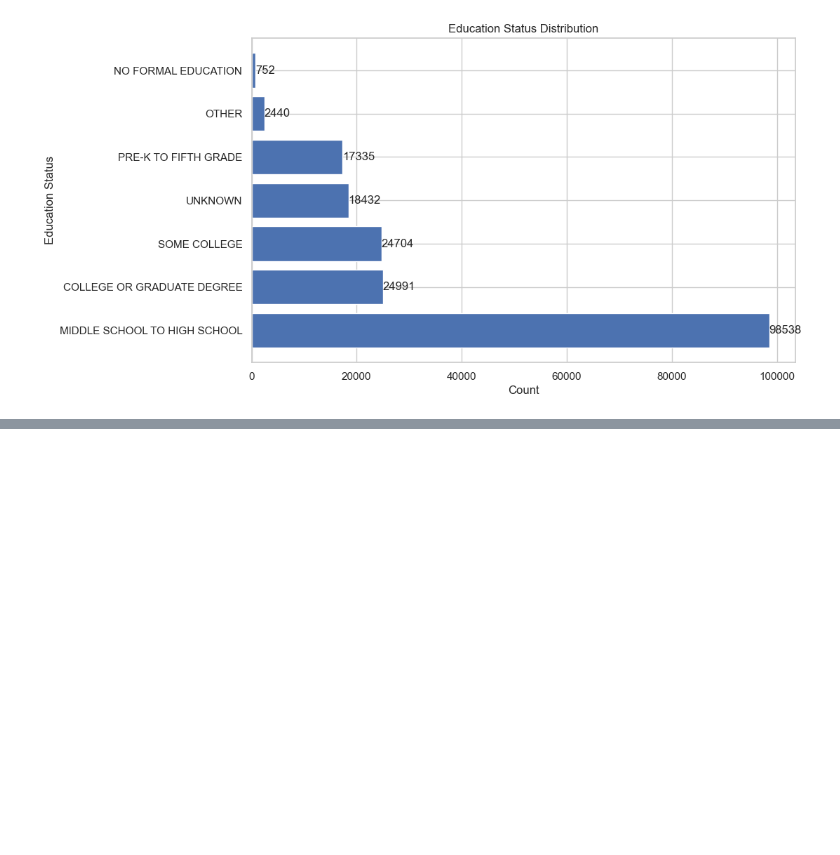
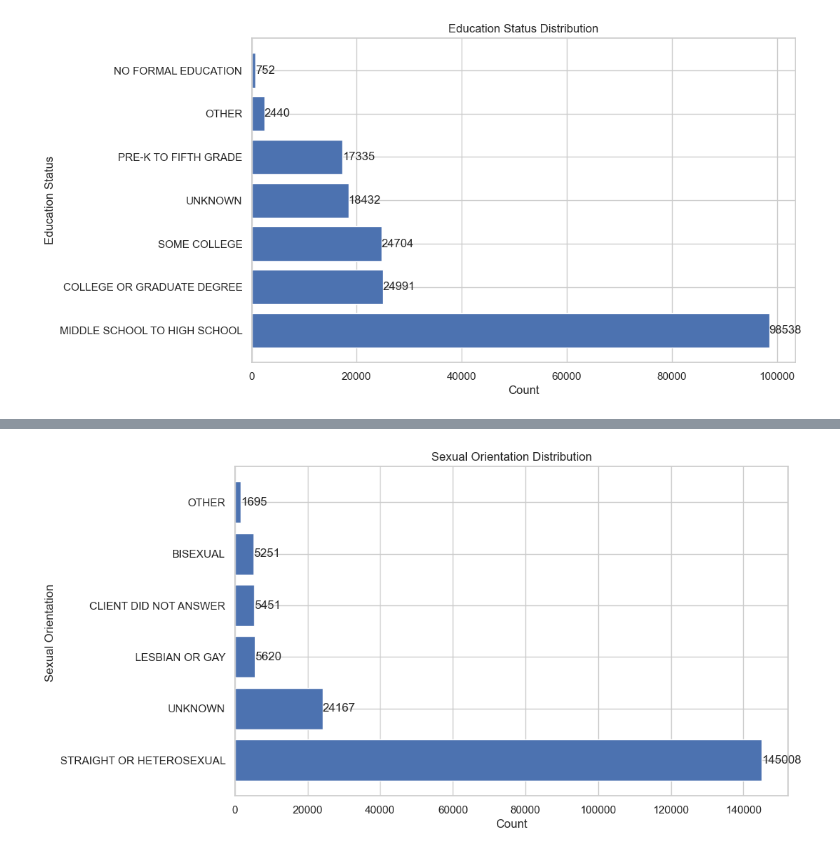
Before and after one commit to TheaClarisseDelosSantos/Sample, a Jupyter notebook: PatientDemographics.ipynb, the cells around one changed output, grey strips where cells are left out. Cells and saved outputs as stored; diff of their text form; code cells hidden in the pictures; blank space fills up the shorter version.

```diff
--- a/PatientDemographics.ipynb
+++ b/PatientDemographics.ipynb
@@ -395,0 +414,15 @@ plt.show()
+# %%
+sexualo_counts = df2['Sexual Orientation'].value_counts()
+plt.figure(figsize=(10, 6))
+plt.barh(sexualo_counts.index, sexualo_counts.values)
+plt.xlabel('Count')
+plt.ylabel('Sexual Orientation ')
+plt.title('Sexual Orientation Distribution')
+plt.xticks(rotation=0)
+
+for i, v in enumerate(sexualo_counts.values):
+    plt.text(v, i, str(v), ha='left', va='center')
+
+plt.show()
+# %% [output]
+[figure, added]
```
Also changed, not shown: parts of 7 cells of this notebook.
